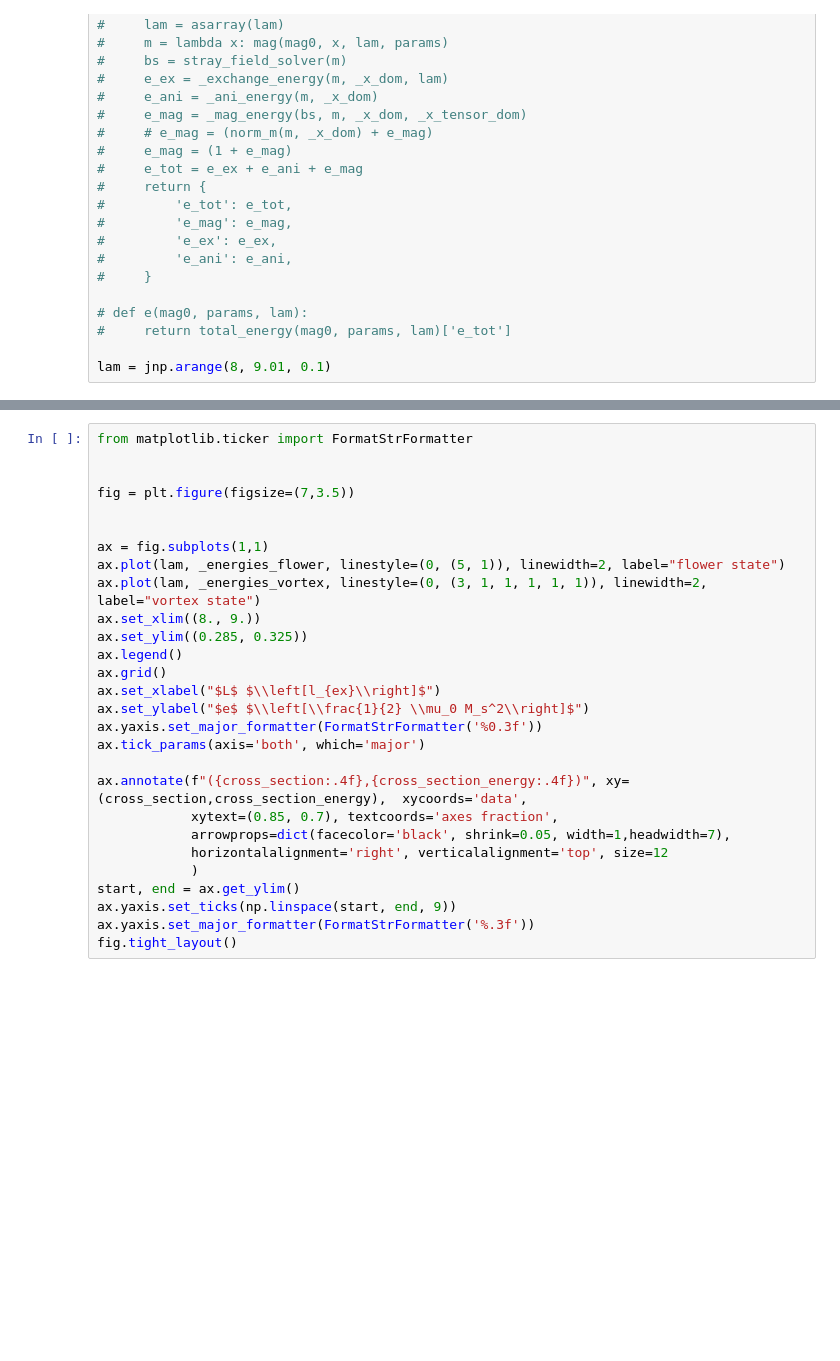
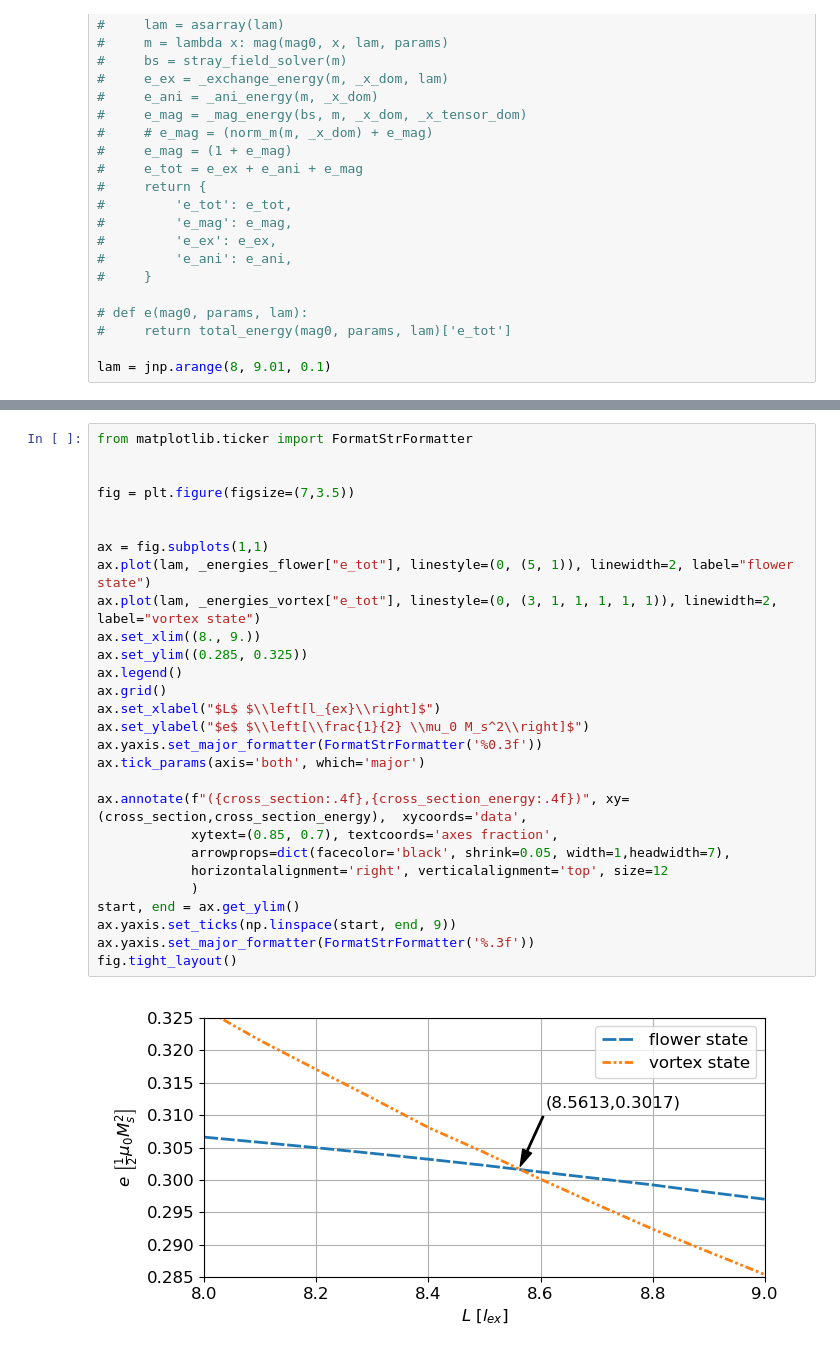
Before and after one commit to schaffer9/MagPI, a Jupyter notebook: examples/mumag3_vector_potential.ipynb, the cells around one changed output, grey strips where cells are left out. Saved outputs shown, nothing was run; the diff lists cells and outputs as text; blank space fills up the shorter version.

```diff
--- a/examples/mumag3_vector_potential.ipynb
+++ b/examples/mumag3_vector_potential.ipynb
@@ -477,28 +489,30 @@ print("Mean Mag vortex state: ", format_arr(mean_mag(m_vortex, params_vortex, cr
 # %%
 from matplotlib.ticker import FormatStrFormatter
 
 
 fig = plt.figure(figsize=(7,3.5))
 
 
 ax = fig.subplots(1,1)
-ax.plot(lam, _energies_flower, linestyle=(0, (5, 1)), linewidth=2, label="flower state")
-ax.plot(lam, _energies_vortex, linestyle=(0, (3, 1, 1, 1, 1, 1)), linewidth=2, label="vortex state")
+ax.plot(lam, _energies_flower["e_tot"], linestyle=(0, (5, 1)), linewidth=2, label="flower state")
+ax.plot(lam, _energies_vortex["e_tot"], linestyle=(0, (3, 1, 1, 1, 1, 1)), linewidth=2, label="vortex state")
 ax.set_xlim((8., 9.))
 ax.set_ylim((0.285, 0.325))
 ax.legend()
 ax.grid()
 ax.set_xlabel("$L$ $\\left[l_{ex}\\right]$")
 ax.set_ylabel("$e$ $\\left[\\frac{1}{2} \\mu_0 M_s^2\\right]$")
 ax.yaxis.set_major_formatter(FormatStrFormatter('%0.3f'))
 ax.tick_params(axis='both', which='major')
 
 ax.annotate(f"({cross_section:.4f},{cross_section_energy:.4f})", xy=(cross_section,cross_section_energy),  xycoords='data',
             xytext=(0.85, 0.7), textcoords='axes fraction',
             arrowprops=dict(facecolor='black', shrink=0.05, width=1,headwidth=7),
             horizontalalignment='right', verticalalignment='top', size=12
             )
 start, end = ax.get_ylim()
 ax.yaxis.set_ticks(np.linspace(start, end, 9))
 ax.yaxis.set_major_formatter(FormatStrFormatter('%.3f'))
 fig.tight_layout()
+# %% [output]
+[figure, added]
```
Also changed, not shown: parts of 16 cells of this notebook, 10 other files.
